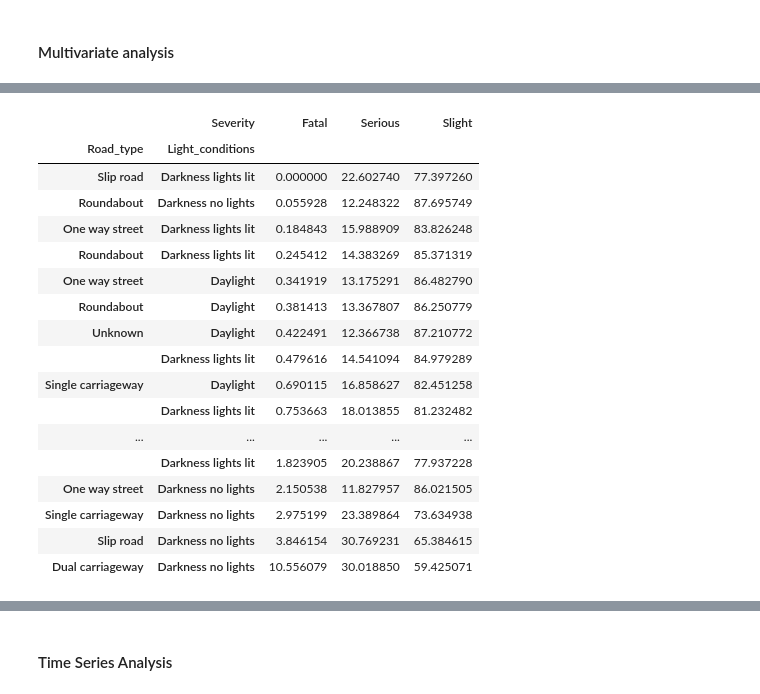
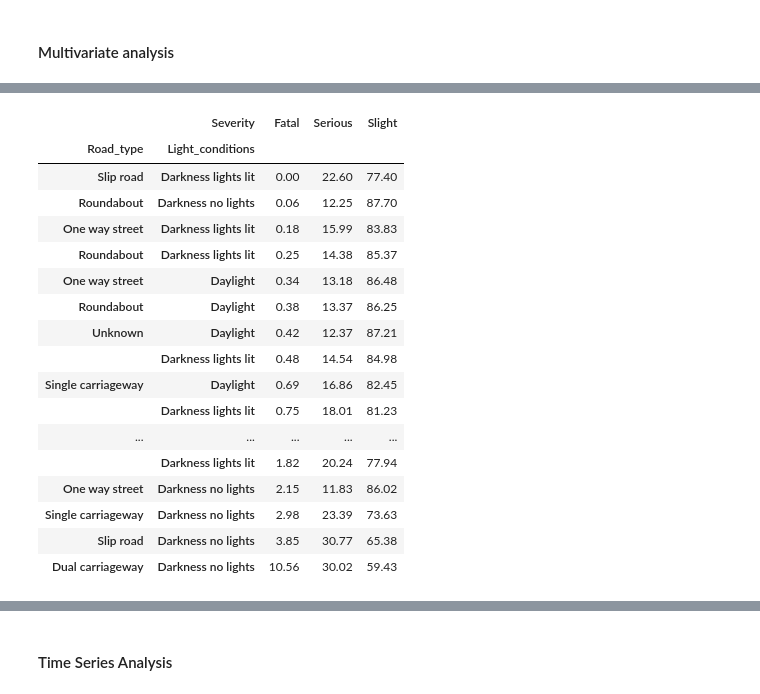
Before and after one commit to mchase007/EDA_UK_Bicycle_Accidents_1979_2018, a Jupyter notebook: EDA_BicycleAccidents.ipynb, the cells around one changed output, grey strips where cells are left out. Saved outputs shown, nothing was run; the diff lists cells and outputs as text; code cells hidden in the pictures.

```diff
--- a/EDA_BicycleAccidents.ipynb
+++ b/EDA_BicycleAccidents.ipynb
@@ -1212,24 +1277,24 @@ casualties_by_road_type_light_conditions
 # %%
 # Severity of accidents by light condition and road type
-light_rdtype_severity_count_cross_table = count_cross_tabs(df_Ac_Bk_clean,['Road_type','Light_conditions'],['Severity'])
-light_rdtype_severity_percent_cross_table = percent_cross_tabs(df_Ac_Bk_clean,['Road_type','Light_conditions'],['Severity'])
-light_rdtype_severity_percent_cross_table.sort_values(by='Fatal')
+light_rdtype_severity_count_cross_table = count_cross_tabs(df_Ac_Bk_clean,['Road_type','Light_conditions'],['Severity']).sort_values(by='Fatal')
+light_rdtype_severity_percent_cross_table = percent_cross_tabs(df_Ac_Bk_clean,['Road_type','Light_conditions'],['Severity']).round(2).sort_values(by='Fatal')
+light_rdtype_severity_percent_cross_table
 # %% [output]
 |  | Severity | Fatal | Serious | Slight |
 | Road_type | Light_conditions |  |  |  |
-| Slip road | Darkness lights lit | 0.000000 | 22.602740 | 77.397260 |
-| Roundabout | Darkness no lights | 0.055928 | 12.248322 | 87.695749 |
-| One way street | Darkness lights lit | 0.184843 | 15.988909 | 83.826248 |
-| Roundabout | Darkness lights lit | 0.245412 | 14.383269 | 85.371319 |
-| One way street | Daylight | 0.341919 | 13.175291 | 86.482790 |
-| Roundabout | Daylight | 0.381413 | 13.367807 | 86.250779 |
-| Unknown | Daylight | 0.422491 | 12.366738 | 87.210772 |
-|  | Darkness lights lit | 0.479616 | 14.541094 | 84.979289 |
-| Single carriageway | Daylight | 0.690115 | 16.858627 | 82.451258 |
-|  | Darkness lights lit | 0.753663 | 18.013855 | 81.232482 |
+| Slip road | Darkness lights lit | 0.00 | 22.60 | 77.40 |
+| Roundabout | Darkness no lights | 0.06 | 12.25 | 87.70 |
+| One way street | Darkness lights lit | 0.18 | 15.99 | 83.83 |
+| Roundabout | Darkness lights lit | 0.25 | 14.38 | 85.37 |
+| One way street | Daylight | 0.34 | 13.18 | 86.48 |
+| Roundabout | Daylight | 0.38 | 13.37 | 86.25 |
+| Unknown | Daylight | 0.42 | 12.37 | 87.21 |
+|  | Darkness lights lit | 0.48 | 14.54 | 84.98 |
+| Single carriageway | Daylight | 0.69 | 16.86 | 82.45 |
+|  | Darkness lights lit | 0.75 | 18.01 | 81.23 |
 | ... | ... | ... | ... | ... |
-|  | Darkness lights lit | 1.823905 | 20.238867 | 77.937228 |
-| One way street | Darkness no lights | 2.150538 | 11.827957 | 86.021505 |
-| Single carriageway | Darkness no lights | 2.975199 | 23.389864 | 73.634938 |
-| Slip road | Darkness no lights | 3.846154 | 30.769231 | 65.384615 |
-| Dual carriageway | Darkness no lights | 10.556079 | 30.018850 | 59.425071 |
+|  | Darkness lights lit | 1.82 | 20.24 | 77.94 |
+| One way street | Darkness no lights | 2.15 | 11.83 | 86.02 |
+| Single carriageway | Darkness no lights | 2.98 | 23.39 | 73.63 |
+| Slip road | Darkness no lights | 3.85 | 30.77 | 65.38 |
+| Dual carriageway | Darkness no lights | 10.56 | 30.02 | 59.43 |
```
Also changed, not shown: parts of 44 cells of this notebook.
